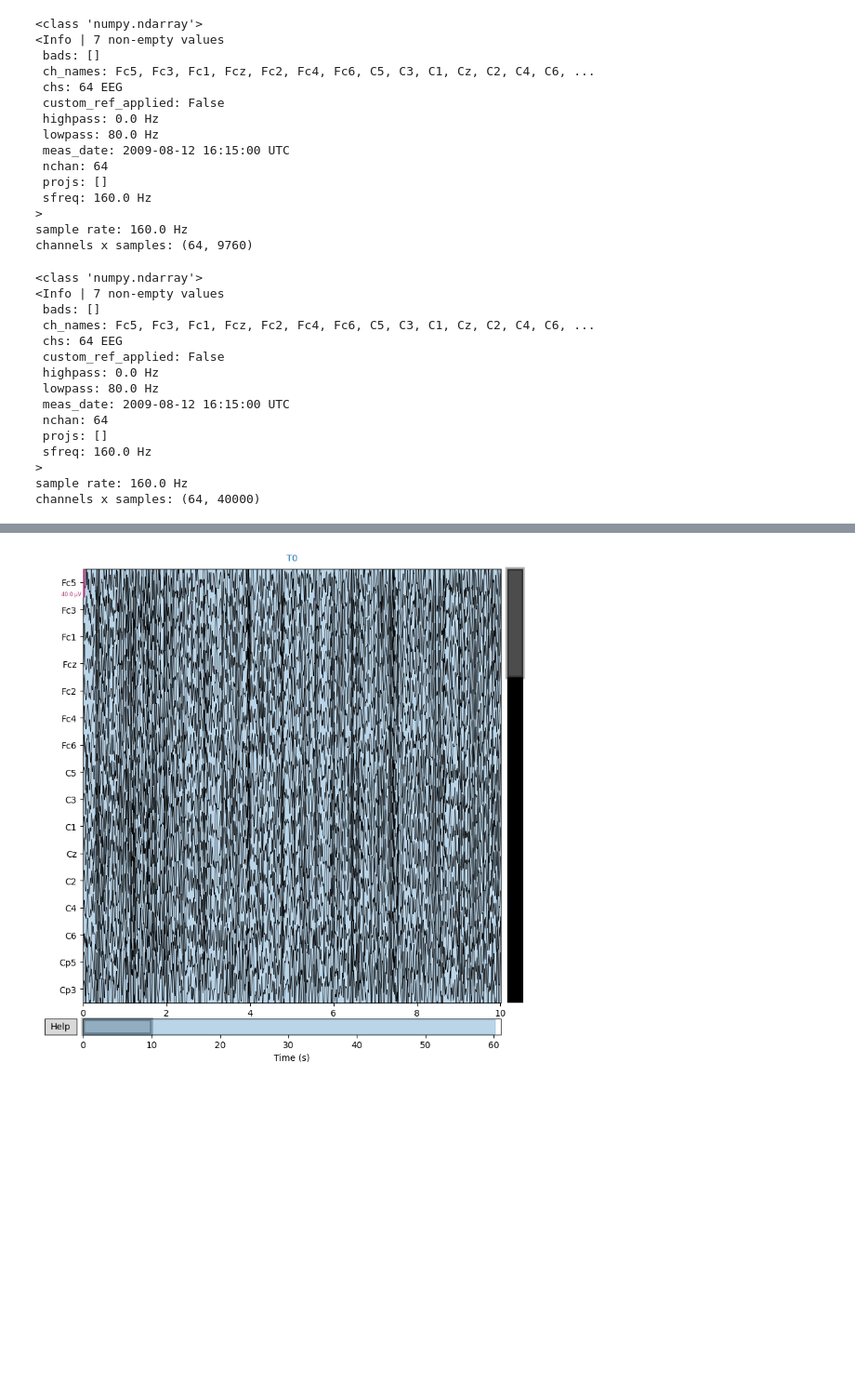
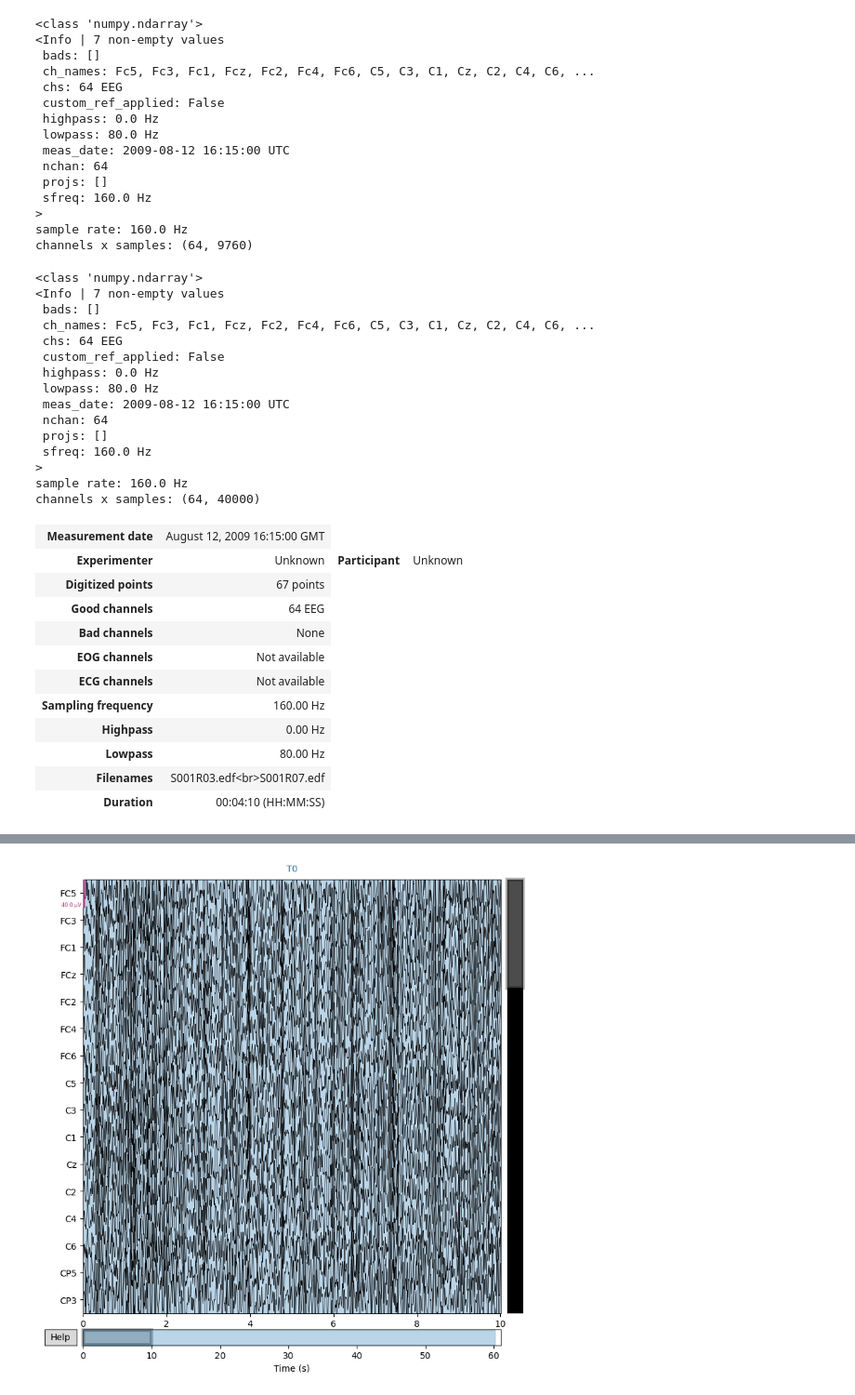
Before and after one commit to Alexanderstaehle/Neuorinformatics_project, a Jupyter notebook: Patrick_AE_MNE_dataset.ipynb, the cells around one changed output, grey strips where cells are left out. Shown at 93% size. Saved outputs shown, nothing was run; the diff lists cells and outputs as text; code cells hidden in the pictures; blank space fills up the shorter version.

```diff
--- a/Patrick_AE_MNE_dataset.ipynb
+++ b/Patrick_AE_MNE_dataset.ipynb
@@ -94,31 +108,48 @@ channels x samples: (64, 9760)
 # %%
 # Data is stored as a numpy array
 print(type(raw_fist._data))
 
 # Metadata for the recording is available as an info object
 print(raw_fist.info)
 
 # Check sample rate
 print('sample rate:', raw_fist.info['sfreq'], 'Hz')
 
 # Gives the size of the data matrix
 print('channels x samples:', raw_fist._data.shape)
+eegbci.standardize(raw_baseline)
+eegbci.standardize(raw_fist)
+montage = make_standard_montage('standard_1005')
+raw_baseline.set_montage(montage)
+raw_fist.set_montage(montage)
 # %% [output]
 <class 'numpy.ndarray'>
 <Info | 7 non-empty values
  bads: []
  ch_names: Fc5, Fc3, Fc1, Fcz, Fc2, Fc4, Fc6, C5, C3, C1, Cz, C2, C4, C6, ...
  chs: 64 EEG
  custom_ref_applied: False
  highpass: 0.0 Hz
  lowpass: 80.0 Hz
  meas_date: 2009-08-12 16:15:00 UTC
  nchan: 64
  projs: []
  sfreq: 160.0 Hz
 >
 sample rate: 160.0 Hz
 channels x samples: (64, 40000)
+| Measurement date | August 12, 2009 16:15:00 GMT |
+| Experimenter | Unknown | Participant | Unknown |
+| Digitized points | 67 points |
+| Good channels | 64 EEG |
+| Bad channels | None |
+| EOG channels | Not available |
+| ECG channels | Not available |
+| Sampling frequency | 160.00 Hz |
+| Highpass | 0.00 Hz |
+| Lowpass | 80.00 Hz |
+| Filenames | S001R03.edf<br>S001R07.edf |
+| Duration | 00:04:10 (HH:MM:SS) |
 # %%
 
 # Apply band-pass filter
```
Also changed, not shown: parts of 20 cells of this notebook, 1 other file.
